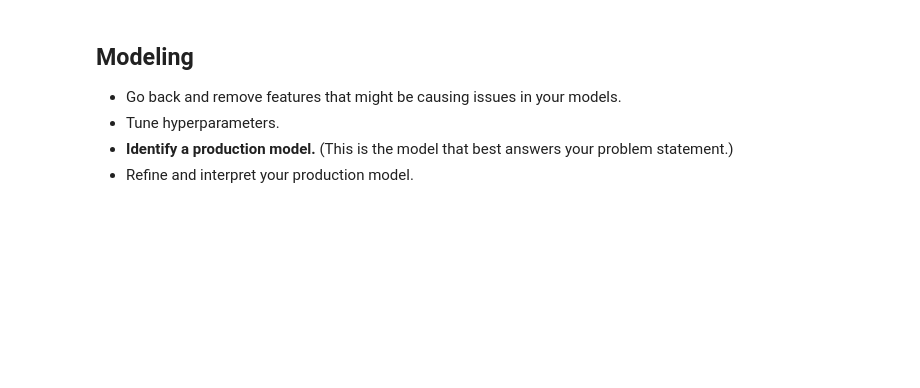
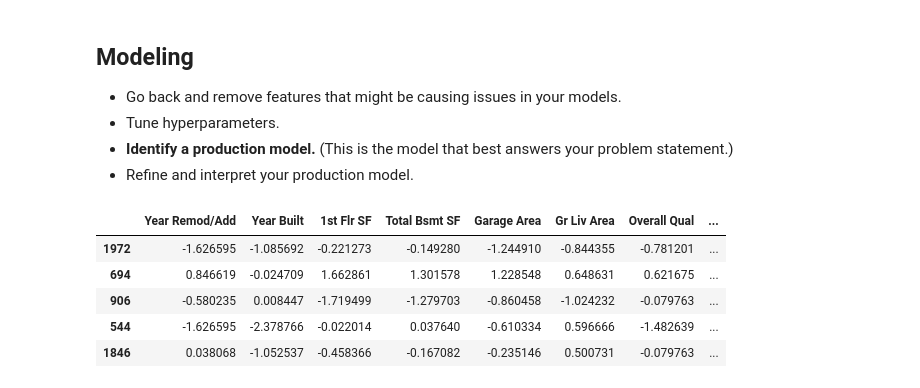
Before and after one commit to griffinbran/Real-Estate-Statistical-Modeling, a Jupyter notebook: code/03_Model_Benchmarks.ipynb, the cells around one changed output. Saved outputs shown, nothing was run; the diff lists cells and outputs as text; code cells hidden in the pictures; blank space fills up the shorter version.

```diff
--- a/code/03_Model_Benchmarks.ipynb
+++ b/code/03_Model_Benchmarks.ipynb
@@ -143,3 +194,21 @@ lm.intercept_
 - Tune hyperparameters.
 - **Identify a production model.** (This is the model that best answers your problem statement.)
 - Refine and interpret your production model.
+# %%
+# Create predictions using the `lm` object.
+y_pred = lm.predict(Z_test)
+y_pred2 = lm2.predict(Z_test2)
+
+#Create a list of y_pred in X_test df b/c I want to use sns.regplot
+X_test['y_pred'] = y_pred
+Z_test2['y_pred'] = y_pred2
+# %%
+# Check that all is copacetic
+Z_test2.head()
+# %% [output]
+|  | Year Remod/Add | Year Built | 1st Flr SF | Total Bsmt SF | Garage Area | Gr Liv Area | Overall Qual | ... |
+| 1972 | -1.626595 | -1.085692 | -0.221273 | -0.149280 | -1.244910 | -0.844355 | -0.781201 | ... |
+| 694 | 0.846619 | -0.024709 | 1.662861 | 1.301578 | 1.228548 | 0.648631 | 0.621675 | ... |
+| 906 | -0.580235 | 0.008447 | -1.719499 | -1.279703 | -0.860458 | -1.024232 | -0.079763 | ... |
+| 544 | -1.626595 | -2.378766 | -0.022014 | 0.037640 | -0.610334 | 0.596666 | -1.482639 | ... |
+| 1846 | 0.038068 | -1.052537 | -0.458366 | -0.167082 | -0.235146 | 0.500731 | -0.079763 | ... |
```
Also changed, not shown: parts of 25 cells of this notebook, 3 other files.
